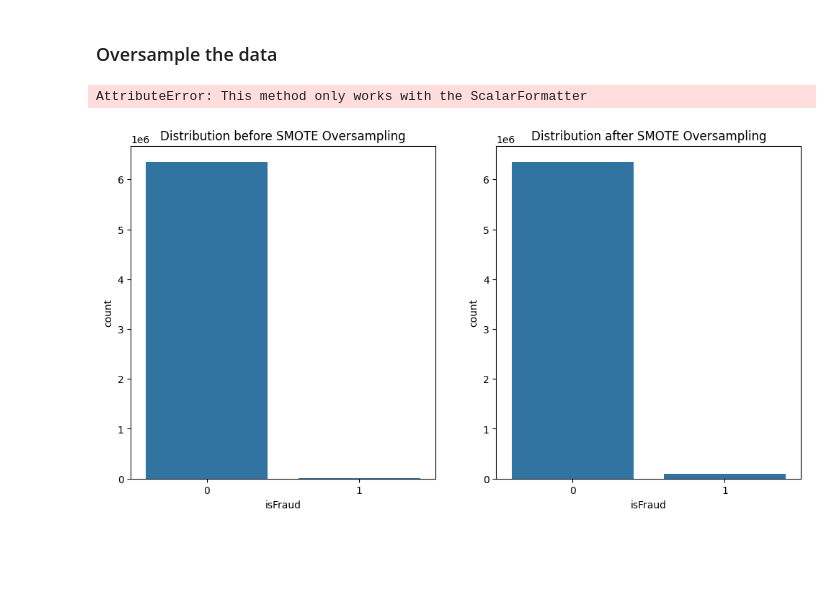
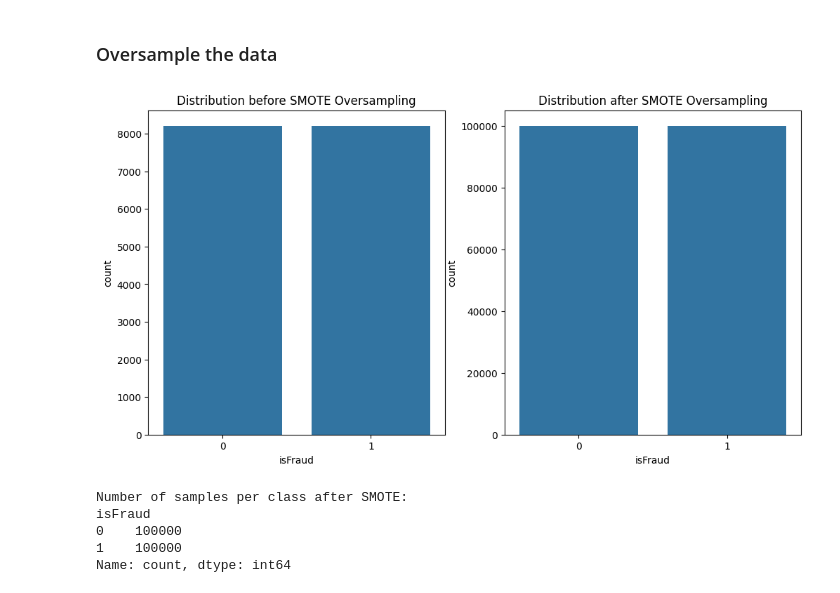
Before and after one commit to waquas9248/SE512, a Jupyter notebook: Fraud Detection.ipynb, the cells around one changed output. Saved outputs shown, nothing was run; the diff lists cells and outputs as text; code cells hidden in the pictures; blank space fills up the shorter version.

```diff
--- a/Fraud Detection.ipynb
+++ b/Fraud Detection.ipynb
@@ -70,0 +73,3 @@ No missing values found.
+# %%
+dff.columns = ['Transaction_Hours','Type','Transaction_Amount','Sender','Sender_Balance_Previous_Transaction','Sender_Balance_After_Transaction','Receiver','Receiver_Balance_Previous_Transaction','Receiver_Balance_After_Transaction','isFraud', 'isFlaggedFraud']
+print(dff.info())
@@ -70,0 +98,6 @@ No missing values found.
+# %%
+dff = dff.drop('isFlaggedFraud', axis=1)
+dff = dff.drop('Sender', axis=1)
+dff = dff.drop('Receiver', axis=1)
+
+print(dff.columns)
@@ -106,2 +131,0 @@ Index(['step', 'type', 'amount', 'nameOrig', 'oldbalanceOrg', 'newbalanceOrig',
-# %%
-dff.columns = ['Transaction_Hours','Type','Transaction_Amount','Sender','Sender_Balance_Previous_Transaction','Sender_Balance_After_Transaction','Receiver','Receiver_Balance_Previous_Transaction','Receiver_Balance_After_Transaction','isFraud']
@@ -208,50 +258,35 @@ plt.show()
 # %% [markdown]
 ### Oversample the data
 # %%
-from imblearn.over_sampling import SMOTE
-import matplotlib.pyplot as plt
-import seaborn as sns
+features = features_resampled  # Your numerical features as a DataFrame
+target = target_resampled
 
-# Assuming 'dff' is your DataFrame and 'isFraud' is the binary target variable
-features = numerical_features  # Your numerical features as a DataFrame
-target = dff['isFraud']
+# Set the desired samples for each class to 100,000
+desired_samples = 100000
 
-# Initialize SMOTE with a specific sampling strategy. The exact strategy may depend on the current class distribution.
-desired_samples = 100000
-current_minority_samples = target.value_counts().min()  # Get the current number of samples in the minority class
-
-# Calculate the ratio for the minority class to achieve the desired number of samples.
-# This assumes '0' is the majority class and '1' is the minority class.
-sampling_strategy = {0: target.value_counts()[0], 1: desired_samples}
-
-# Initialize SMOTE
+sampling_strategy = {0: desired_samples, 1: desired_samples}
 smote = SMOTE(sampling_strategy=sampling_strategy, random_state=42)
-
-# Apply SMOTE oversampling on the data
 features_resampled_smote, target_resampled_smote = smote.fit_resample(features, target)
 
 # Plot the distribution before and after SMOTE oversampling
 plt.figure(figsize=(12, 6))
 
-# Plot the distribution before SMOTE oversampling
 plt.subplot(1, 2, 1)
 sns.countplot(x=target)
 plt.title('Distribution before SMOTE Oversampling')
-plt.ticklabel_format(style='plain', axis='x')
-plt.ticklabel_format(style='plain', axis='y')
 
-# Plot the distribution after SMOTE oversampling
 plt.subplot(1, 2, 2)
 sns.countplot(x=target_resampled_smote)
 plt.title('Distribution after SMOTE Oversampling')
-plt.ticklabel_format(style='plain', axis='x')
-plt.ticklabel_format(style='plain', axis='y')
 
 plt.show()
 
-# Check the number of samples after SMOTE
 print("Number of samples per class after SMOTE:")
 print(target_resampled_smote.value_counts())
 # %% [output]
+[figure, new version]
-AttributeError: This method only works with the ScalarFormatter
+Number of samples per class after SMOTE:
+isFraud
+0    100000
+1    100000
+Name: count, dtype: int64
-[figure, old version]
```
Also changed, not shown: parts of 10 cells of this notebook.
